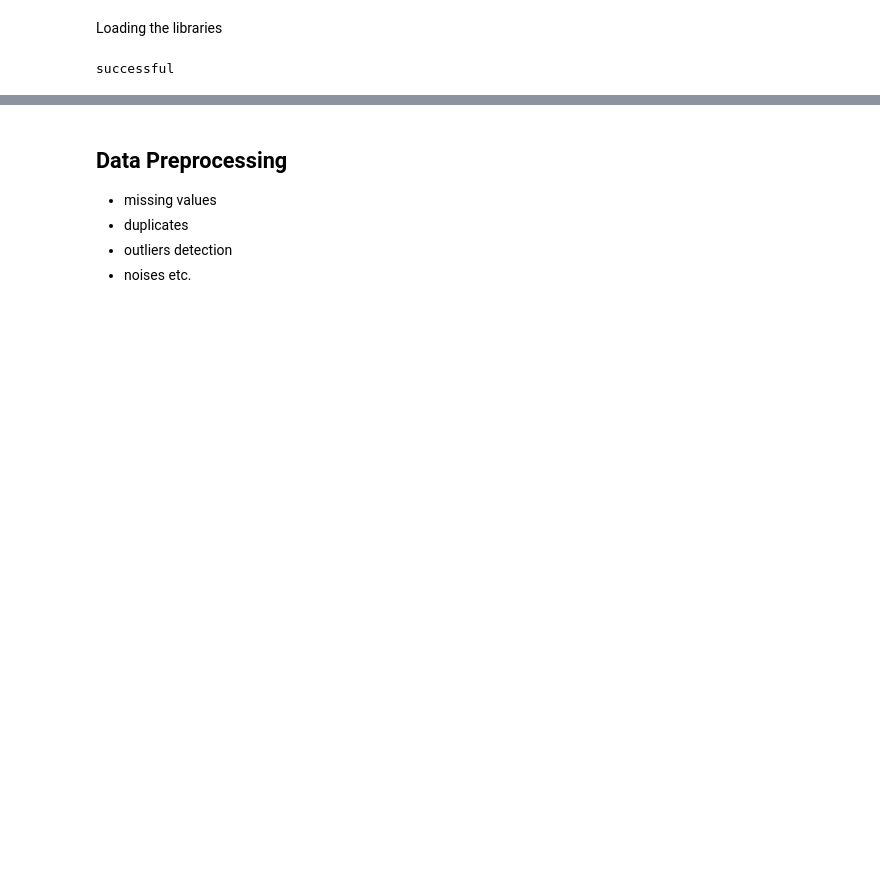
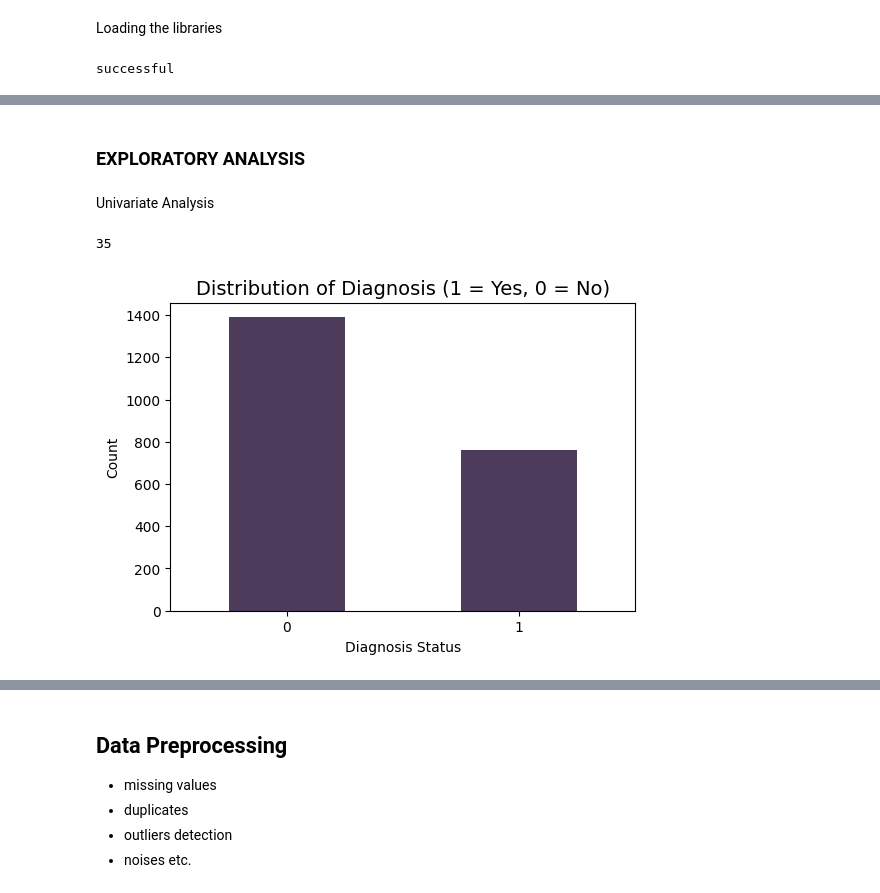
Before and after one commit to Odelolasolomon/Deep-Learning-and-Classical-ML-models-for-Dementia-Prediction, a Jupyter notebook: Predicting Dementia/Tabular.ipynb, the cells around one changed output, grey strips where cells are left out. Saved outputs shown, nothing was run; the diff lists cells and outputs as text; code cells hidden in the pictures; blank space fills up the shorter version.

```diff
--- a/Predicting Dementia/Tabular.ipynb
+++ b/Predicting Dementia/Tabular.ipynb
@@ -65,0 +155,16 @@ dtype: int64
+# %% [markdown]
+### EXPLORATORY ANALYSIS
+# %% [markdown]
+Univariate Analysis
+# %%
+len(demen_df.columns)
+# %% [output]
+35
+# %%
+demen_df["Diagnosis"].value_counts().plot(kind="bar", figsize=(6,4), rot=0, color="#4d3b5c")
+plt.title("Distribution of Diagnosis (1 = Yes, 0 = No)", fontsize=14)
+plt.xlabel("Diagnosis Status")
+plt.ylabel("Count")
+plt.show()
+# %% [output]
+[figure, added]
```
Also changed, not shown: parts of 43 cells of this notebook, 2 other files.
